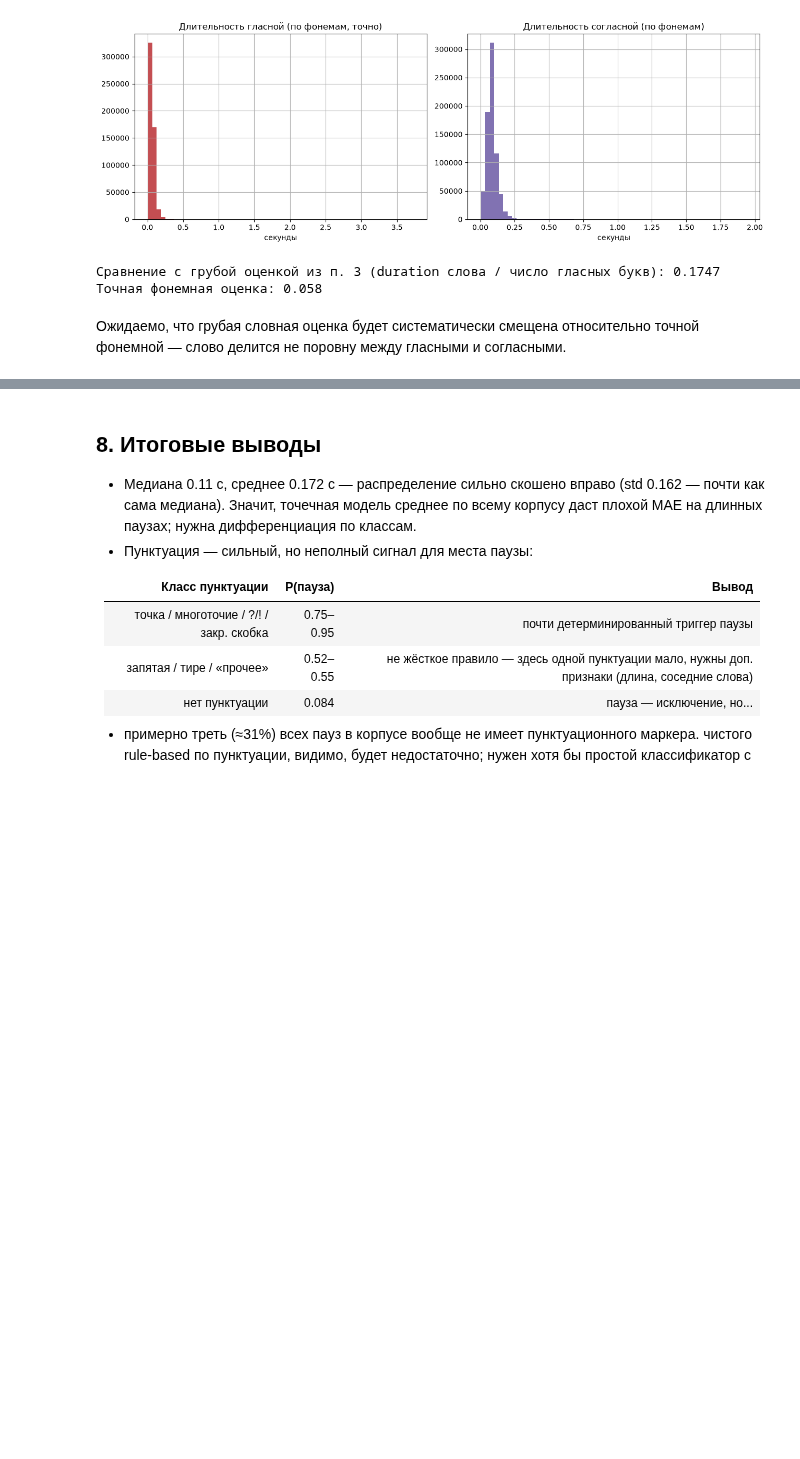
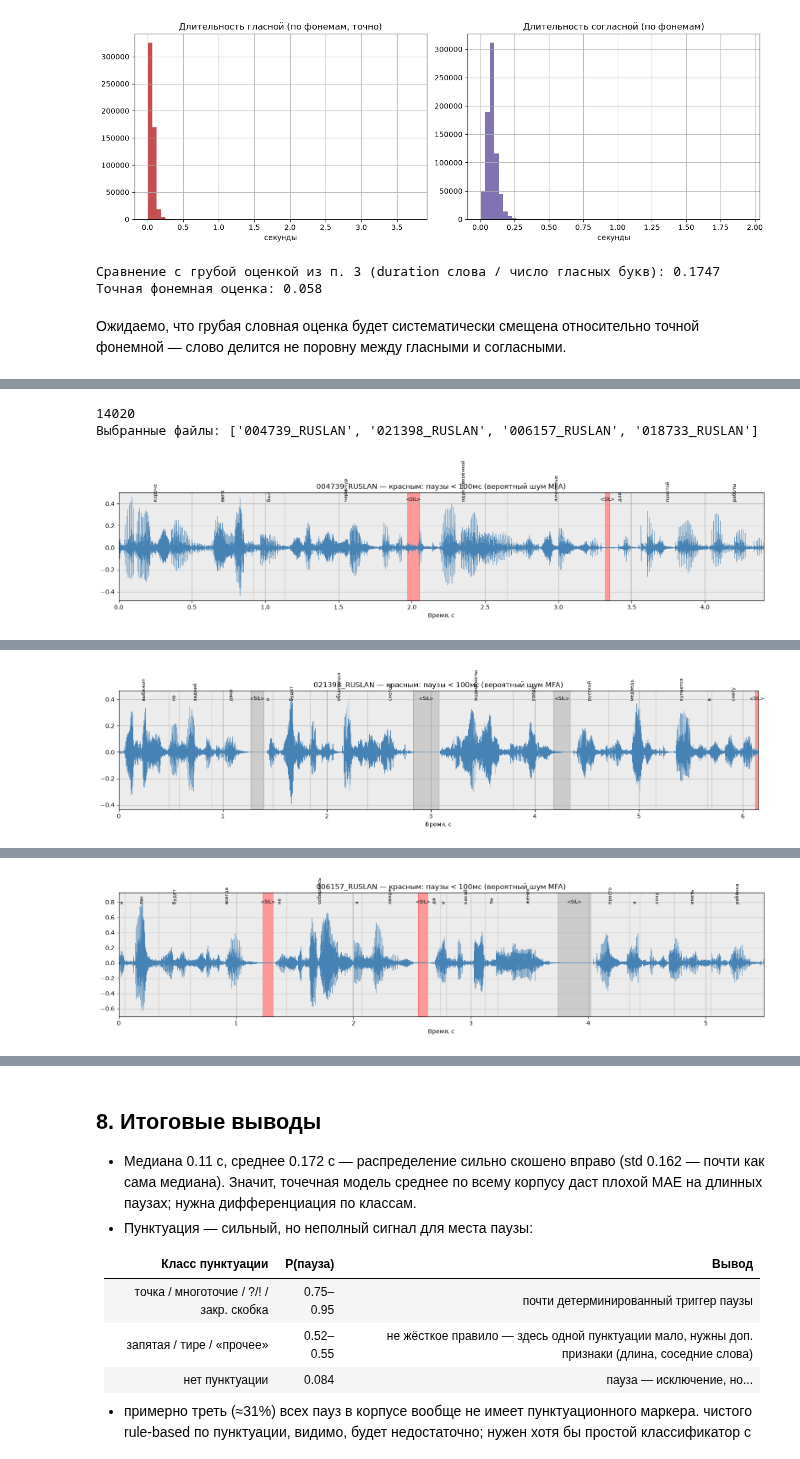
Before and after one commit to Wor1ock/tts_labs_itmo, a Jupyter notebook: labs/lab2_pauses/eda.ipynb, the cells around one changed output, grey strips where cells are left out. Cells and saved outputs as stored; diff of their text form; code cells hidden in the pictures; blank space fills up the shorter version.

Commit message:
feat: pause 100ms crop (almost F1 80%)

```diff
--- a/labs/lab2_pauses/eda.ipynb
+++ b/labs/lab2_pauses/eda.ipynb
@@ -556,0 +559,78 @@ print('Точная фонемная оценка:', round(vowel_phones.duration
+# %%
+import os
+import random
+import pathlib
+
+import numpy as np
+import matplotlib.pyplot as plt
+import soundfile as sf
+from praatio import textgrid
+# Добавляем импорт для воспроизведения аудио
+from IPython.display import Audio, display
+
+NOTEBOOK_DIR = pathlib.Path().resolve()
+
+# .parents[1] — это выход на 2 уровня вверх (из lab2_pauses -> в labs -> в корень)
+AUDIO_DIR = NOTEBOOK_DIR.parents[1] / 'data' / 'RUSLAN'
+ALIGN_DIR = NOTEBOOK_DIR.parents[1] / 'data' / 'RUSLAN_align' / 'v2'
+N_EXAMPLES = 4
+SHORT_PAUSE_MS = 100
+
+
+def find_short_pause_files(pause_df, n=N_EXAMPLES, max_ms=SHORT_PAUSE_MS):
+    """Случайные `id`, у которых есть хотя бы одна none-пауза короче `max_ms` мс."""
+    candidates = pause_df[
+        (pause_df.pause_duration > 0)
+        & (pause_df.pause_duration * 1000 < max_ms)
+    ].id.unique()
+    print(len(candidates))
+    return random.sample(list(candidates), min(n, len(candidates)))
+
+
+def plot_waveform_with_textgrid(wave_id: str, pad_sec: float = 0.15):
+    """Осциллограмма файла `wave_id` с наложенными границами слов/пауз из TextGrid.
+
+    Красным подсвечены интервалы длительностью < 50 мс -- кандидаты на шум MFA.
+    """
+    wav_path = AUDIO_DIR / f"{wave_id}.wav"
+    tg_path = ALIGN_DIR / f"{wave_id}.TextGrid"
+
+    # Принудительно приводим к str для стабильности libsndfile на Windows
+    audio, sr = sf.read(str(wav_path))
+    tg = textgrid.openTextgrid(str(tg_path), True)
+    words, phones = tg.tiers
+
+    fig, ax = plt.subplots(figsize=(16, 4))
+    t = np.arange(len(audio)) / sr
+    ax.plot(t, audio, color='steelblue', linewidth=0.5)
+
+    for entry in words.entries:
+        dur_ms = (entry.end - entry.start) * 1000
+        color = 'red' if (entry.label == '' and dur_ms < SHORT_PAUSE_MS) else 'gray'
+        alpha = 0.4 if entry.label == '' else 0.15
+        ax.axvspan(entry.start, entry.end, color=color, alpha=alpha)
+        label = entry.label if entry.label else '<SIL>'
+        ax.text((entry.start + entry.end) / 2, ax.get_ylim()[1] * 0.85, label,
+                 ha='center', fontsize=8, rotation=90 if entry.label else 0)
+
+    ax.set_xlim(0, t[-1])
+    ax.set_title(f'{wave_id} — красным: паузы < {SHORT_PAUSE_MS}мс (вероятный шум MFA)')
+    ax.set_xlabel('Время, с')
+    plt.tight_layout()
+
+    # 1. Сначала отображаем построенный график
+    plt.show()
+
+    # 2. Затем выводим интерактивный плеер под графиком
+    display(Audio(audio, rate=sr))
+
+
+# --- запуск в ноутбуке ---
+sample_ids = find_short_pause_files(df)
+print('Выбранные файлы:', sample_ids)
+for wid in sample_ids:
+    plot_waveform_with_textgrid(wid)
+# %% [output]
+14020
+Выбранные файлы: ['004739_RUSLAN', '021398_RUSLAN', '006157_RUSLAN', '018733_RUSLAN']
+[figure, added]
@@ -556,0 +638 @@ print('Точная фонемная оценка:', round(vowel_phones.duration
+[figure, added]
@@ -556,0 +640 @@ print('Точная фонемная оценка:', round(vowel_phones.duration
+[figure, added]
```
Also changed, not shown: parts of 2 cells of this notebook, 8 other files.
